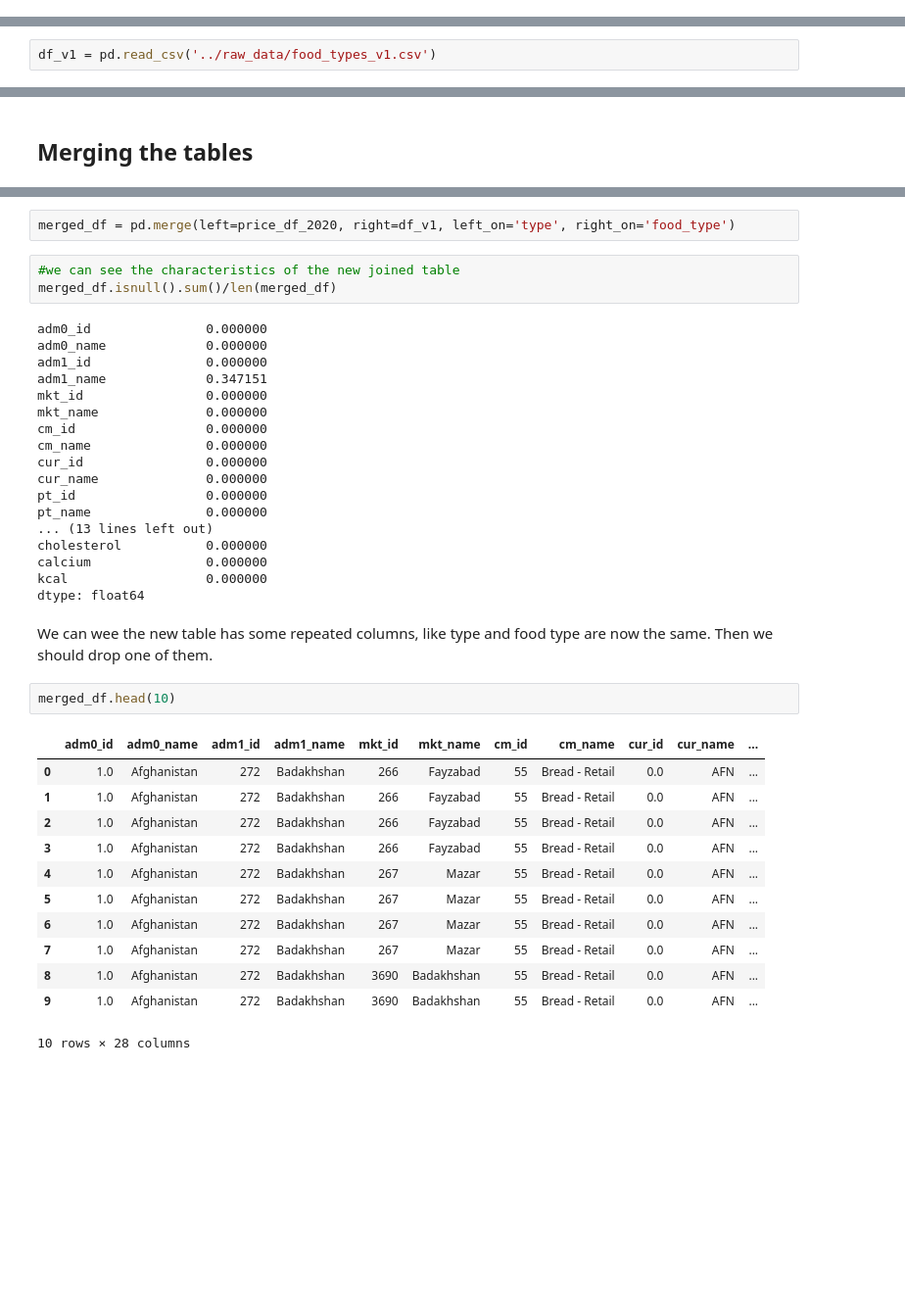
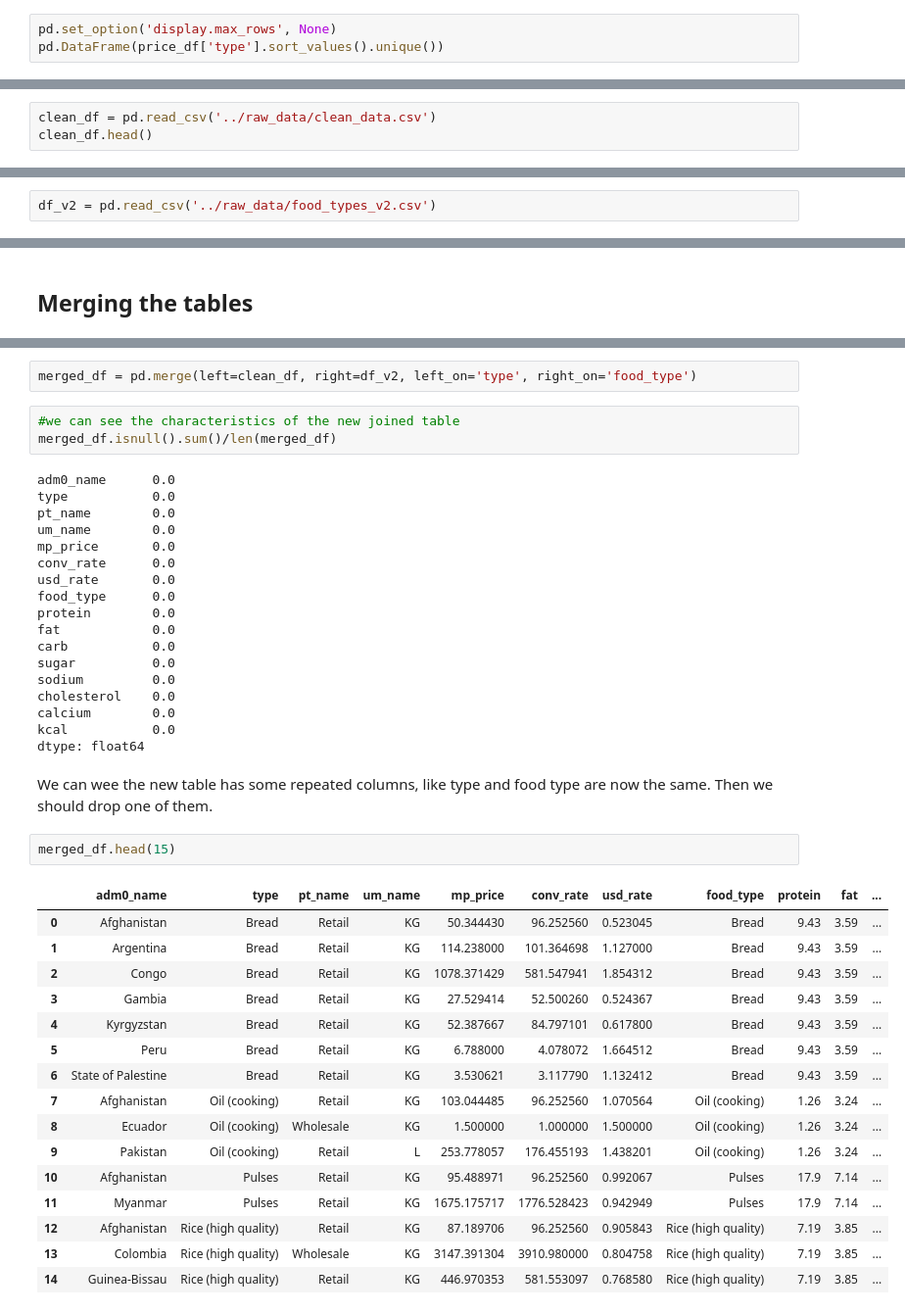
Before and after one commit to AllanRPetersen/Predicting-Food-Prices, a Jupyter notebook: notebooks/adrian_food_global_pricing.ipynb, the cells around one changed output, grey strips where cells are left out. Shown at 98% size. Saved outputs shown, nothing was run; the diff lists cells and outputs as text; blank space fills up the shorter version.

Commit message:
tables inner joined and exported to csv with the name merged_data

```diff
--- a/notebooks/adrian_food_global_pricing.ipynb
+++ b/notebooks/adrian_food_global_pricing.ipynb
@@ -219,0 +231,3 @@ price_df_2020.groupby(by=['um_name']).count().sort_values(by='adm0_id', ascendin
+# %%
+pd.set_option('display.max_rows', None)
+pd.DataFrame(price_df['type'].sort_values().unique())
@@ -330,0 +506,3 @@ price_df_2020['type'].nunique()
+# %%
+clean_df = pd.read_csv('../raw_data/clean_data.csv')
+clean_df.head()
@@ -441,5 +713,5 @@ duck eggs has 4.29 G of Fatty acids, total saturated
 # %% [markdown]
 After processing the dataset, the resulting csv is the one bellow, no need to run the nutrients redux on the 'food_types' dataset again, there are still some values missing for the none logical rows
 # %%
-df_v1 = pd.read_csv('../raw_data/food_types_v1.csv')
+df_v2 = pd.read_csv('../raw_data/food_types_v2.csv')
 # %%
@@ -481,41 +733,45 @@ df_v1.head(3)
 # %%
-merged_df = pd.merge(left=price_df_2020, right=df_v1, left_on='type', right_on='food_type')
+merged_df = pd.merge(left=clean_df, right=df_v2, left_on='type', right_on='food_type')
 # %%
 #we can see the characteristics of the new joined table
 merged_df.isnull().sum()/len(merged_df)
 # %% [output]
-adm0_id               0.000000
-adm0_name             0.000000
-adm1_id               0.000000
-adm1_name             0.347151
-mkt_id                0.000000
-mkt_name              0.000000
-cm_id                 0.000000
-cm_name               0.000000
-cur_id                0.000000
-cur_name              0.000000
-pt_id                 0.000000
-pt_name               0.000000
-... (13 lines left out)
-cholesterol           0.000000
-calcium               0.000000
-kcal                  0.000000
+adm0_name      0.0
+type           0.0
+pt_name        0.0
+um_name        0.0
+mp_price       0.0
+conv_rate      0.0
+usd_rate       0.0
+food_type      0.0
+protein        0.0
+fat            0.0
+carb           0.0
+sugar          0.0
+sodium         0.0
+cholesterol    0.0
+calcium        0.0
+kcal           0.0
 dtype: float64
 # %% [markdown]
 We can wee the new table has some repeated columns, like type and food type are now the same. Then we should drop one of them.
 # %%
-merged_df.head(10)
+merged_df.head(15)
 # %% [output]
-|  | adm0_id | adm0_name | adm1_id | adm1_name | mkt_id | mkt_name | cm_id | cm_name | cur_id | cur_name | ... |
-| 0 | 1.0 | Afghanistan | 272 | Badakhshan | 266 | Fayzabad | 55 | Bread - Retail | 0.0 | AFN | ... |
-| 1 | 1.0 | Afghanistan | 272 | Badakhshan | 266 | Fayzabad | 55 | Bread - Retail | 0.0 | AFN | ... |
-| 2 | 1.0 | Afghanistan | 272 | Badakhshan | 266 | Fayzabad | 55 | Bread - Retail | 0.0 | AFN | ... |
-| 3 | 1.0 | Afghanistan | 272 | Badakhshan | 266 | Fayzabad | 55 | Bread - Retail | 0.0 | AFN | ... |
-| 4 | 1.0 | Afghanistan | 272 | Badakhshan | 267 | Mazar | 55 | Bread - Retail | 0.0 | AFN | ... |
-| 5 | 1.0 | Afghanistan | 272 | Badakhshan | 267 | Mazar | 55 | Bread - Retail | 0.0 | AFN | ... |
-| 6 | 1.0 | Afghanistan | 272 | Badakhshan | 267 | Mazar | 55 | Bread - Retail | 0.0 | AFN | ... |
-| 7 | 1.0 | Afghanistan | 272 | Badakhshan | 267 | Mazar | 55 | Bread - Retail | 0.0 | AFN | ... |
-| 8 | 1.0 | Afghanistan | 272 | Badakhshan | 3690 | Badakhshan | 55 | Bread - Retail | 0.0 | AFN | ... |
-| 9 | 1.0 | Afghanistan | 272 | Badakhshan | 3690 | Badakhshan | 55 | Bread - Retail | 0.0 | AFN | ... |
+|  | adm0_name | type | pt_name | um_name | mp_price | conv_rate | usd_rate | food_type | protein | fat | ... |
+| 0 | Afghanistan | Bread | Retail | KG | 50.344430 | 96.252560 | 0.523045 | Bread | 9.43 | 3.59 | ... |
+| 1 | Argentina | Bread | Retail | KG | 114.238000 | 101.364698 | 1.127000 | Bread | 9.43 | 3.59 | ... |
+| 2 | Congo | Bread | Retail | KG | 1078.371429 | 581.547941 | 1.854312 | Bread | 9.43 | 3.59 | ... |
+| 3 | Gambia | Bread | Retail | KG | 27.529414 | 52.500260 | 0.524367 | Bread | 9.43 | 3.59 | ... |
+| 4 | Kyrgyzstan | Bread | Retail | KG | 52.387667 | 84.797101 | 0.617800 | Bread | 9.43 | 3.59 | ... |
+| 5 | Peru | Bread | Retail | KG | 6.788000 | 4.078072 | 1.664512 | Bread | 9.43 | 3.59 | ... |
+| 6 | State of Palestine | Bread | Retail | KG | 3.530621 | 3.117790 | 1.132412 | Bread | 9.43 | 3.59 | ... |
+| 7 | Afghanistan | Oil (cooking) | Retail | KG | 103.044485 | 96.252560 | 1.070564 | Oil (cooking) | 1.26 | 3.24 | ... |
+| 8 | Ecuador | Oil (cooking) | Wholesale | KG | 1.500000 | 1.000000 | 1.500000 | Oil (cooking) | 1.26 | 3.24 | ... |
+| 9 | Pakistan | Oil (cooking) | Retail | L | 253.778057 | 176.455193 | 1.438201 | Oil (cooking) | 1.26 | 3.24 | ... |
+| 10 | Afghanistan | Pulses | Retail | KG | 95.488971 | 96.252560 | 0.992067 | Pulses | 17.9 | 7.14 | ... |
+| 11 | Myanmar | Pulses | Retail | KG | 1675.175717 | 1776.528423 | 0.942949 | Pulses | 17.9 | 7.14 | ... |
+| 12 | Afghanistan | Rice (high quality) | Retail | KG | 87.189706 | 96.252560 | 0.905843 | Rice (high quality) | 7.19 | 3.85 | ... |
+| 13 | Colombia | Rice (high quality) | Wholesale | KG | 3147.391304 | 3910.980000 | 0.804758 | Rice (high quality) | 7.19 | 3.85 | ... |
+| 14 | Guinea-Bissau | Rice (high quality) | Retail | KG | 446.970353 | 581.553097 | 0.768580 | Rice (high quality) | 7.19 | 3.85 | ... |
-10 rows × 28 columns
 # %%
```
Also changed, not shown: parts of 40 cells of this notebook.
